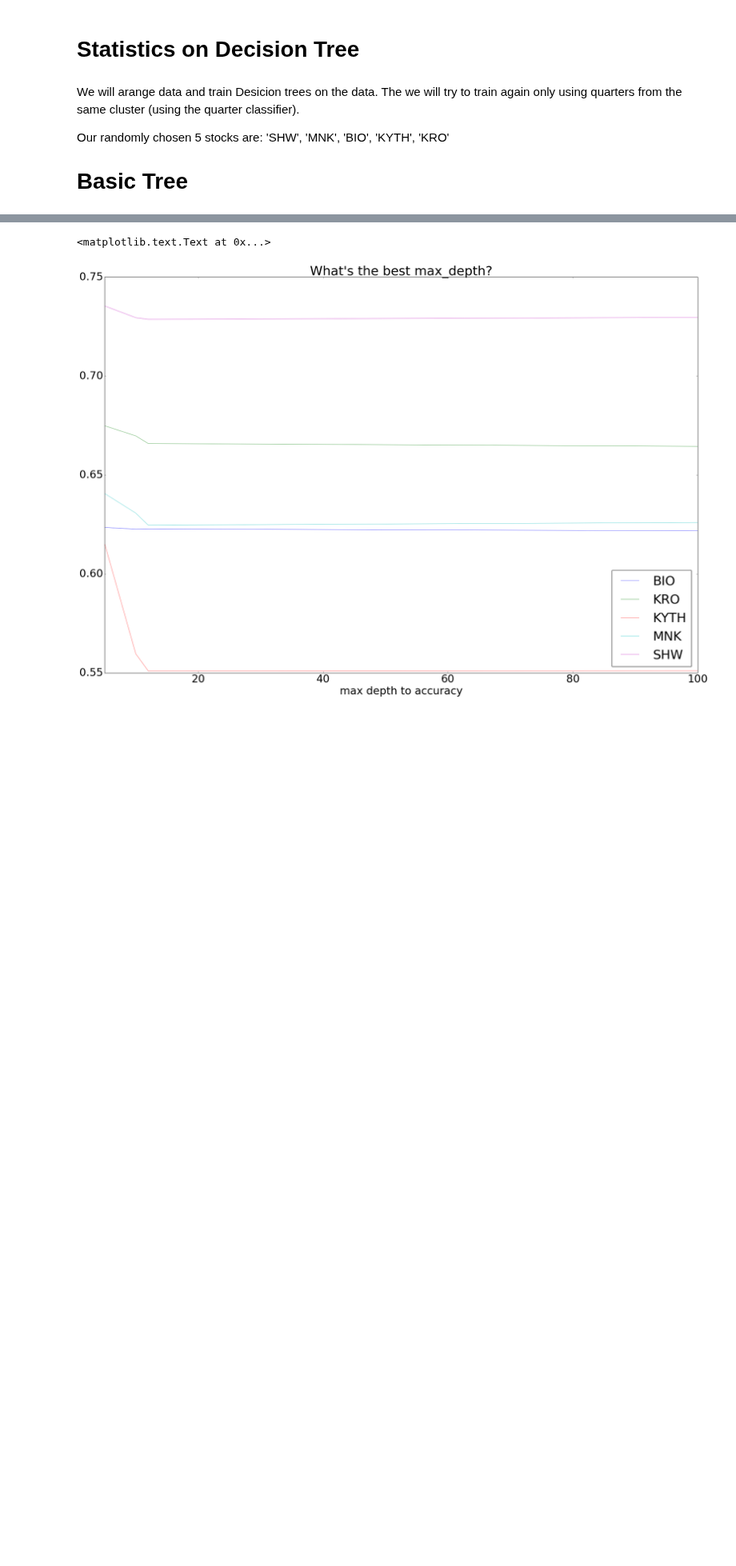
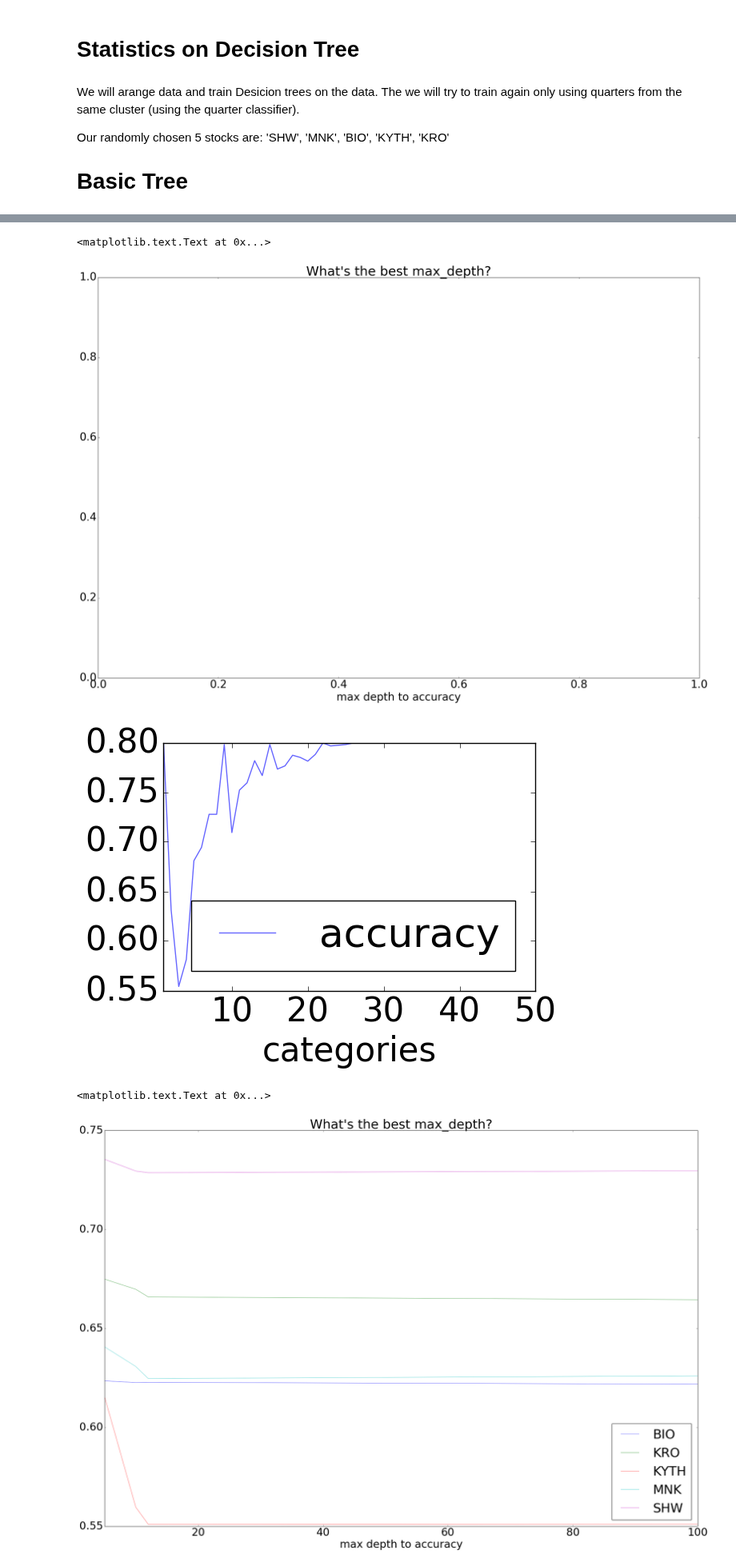
Before and after one commit to eytans/Stockifier, a Jupyter notebook: Decision Tree.ipynb, the cells around one changed output, grey strips where cells are left out. Shown at 80% size. Drawn from its saved outputs; the diff is of its cells as text; code cells hidden in the pictures; blank space fills up the shorter version.

Commit message:
Added a graph on choosing to how many catagories to split
Signed-off-by: eytan <eytan.singher@gmail.com>

```diff
--- a/Decision Tree.ipynb
+++ b/Decision Tree.ipynb
@@ -101,6 +101,42 @@ def get_best_median_model(models, accs):
         if median(accs.values()) > best_model[0]:
             best_model = (median(accs.values()), model)
     return best_model
+# %%
+from sklearn.tree import DecisionTreeClassifier
+from pandas import DataFrame
+cuts=[]
+
+for i in range(1, 51):
+    tmodel = DecisionTreeClassifier(min_samples_leaf=0.05, max_depth=30)
+    tree_stocks = [(pandas.get_dummies(data.apply(lambda s: pandas.qcut(s.rank(method='first'), i))), classes) for data, classes in stocks]
+    temp_accs = [run_model(tmodel, tree_stocks)]
+    data = []
+    taccs = temp_accs[0]
+    for tsn, tacc in taccs.items():
+        data.append((tmodel.criterion, tmodel.max_depth, tmodel.min_samples_leaf, tsn, tacc))
+    temp_results = DataFrame(data, columns=('criterion', 'max_depth', 'min_samples', 'stock', 'accuracy'))
+    cuts.append((temp_results['accuracy'].median(), i))
+# %%
+from pandas import DataFrame
+res = DataFrame(cuts, columns=['accuracy', 'categories'])
+import numpy as np
+
+%matplotlib inline
+
+plt.rc('font', size=30)
+fig = plt.figure(figsize=(30, 20))
+alpha = 0.6
+
+ax1 = plt.subplot2grid((1,1), (0,0))
+res = res.set_index('categories')
+res.plot(kind='line', label='accuracy', alpha=alpha)
+ax1.set_xlabel('max depth to accuracy')
+plt.legend(loc='best')
+ax1.set_title("What's the best max_depth?" )
+# %% [output]
+<matplotlib.text.Text at 0x...>
+[figure, added]
+[figure, added]
 # %%
 from sklearn.tree import DecisionTreeClassifier
 
```
Also changed, not shown: parts of 3 cells of this notebook.
